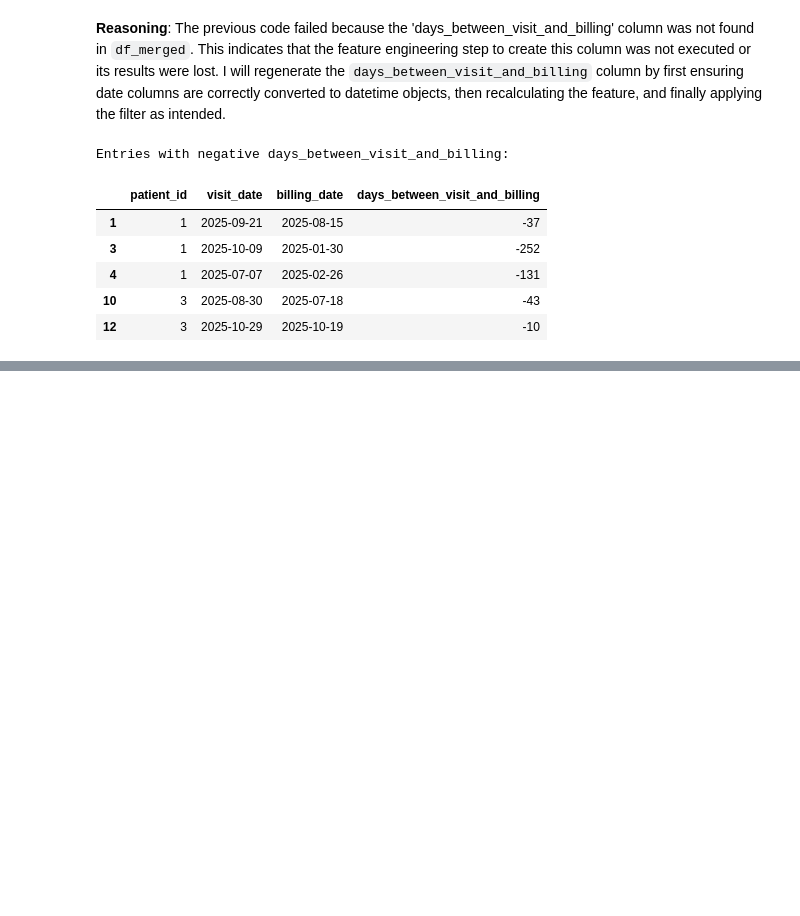
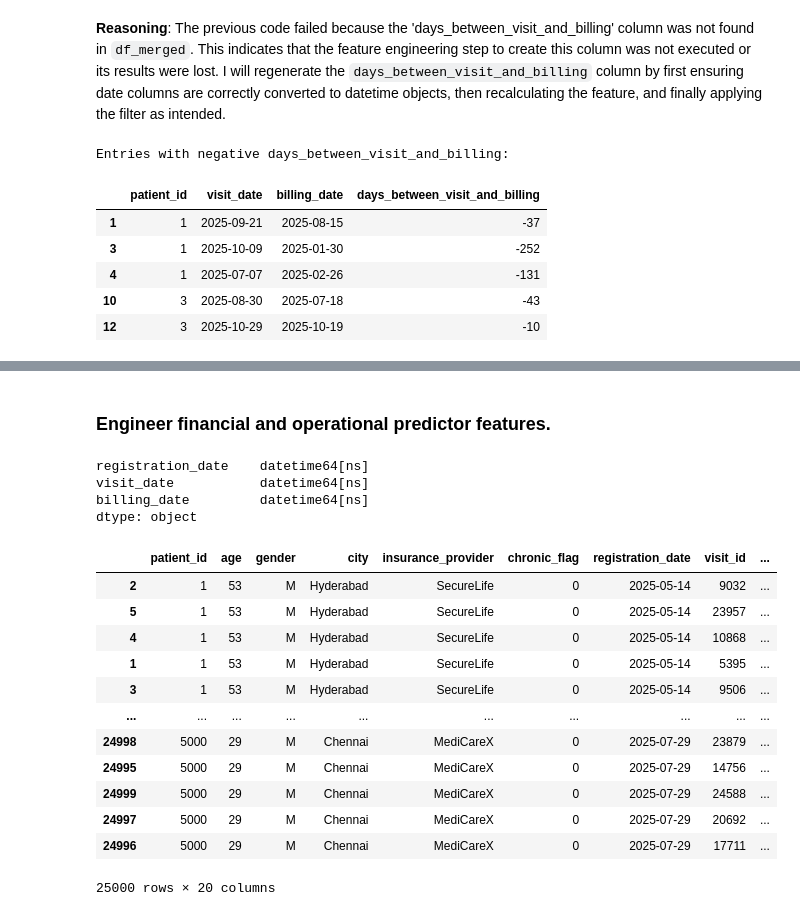
Before and after one commit to rahilkhan-acadmic/APAIML-GradedMiniProject, a Jupyter notebook: capstone/03_claim_model.ipynb, the cells around one changed output, grey strips where cells are left out. Saved outputs shown, nothing was run; the diff lists cells and outputs as text; code cells hidden in the pictures; blank space fills up the shorter version.

```diff
--- a/capstone/03_claim_model.ipynb
+++ b/capstone/03_claim_model.ipynb
@@ -334,0 +587,24 @@ Entries with negative days_between_visit_and_billing:
+# %%
+# Upload file to google.colab
+import io
+from google.colab import files, drive
+
+drive.mount('/content/drive')
+
+# comment this code, if files already uploaded.
+# uploaded = files.upload()
+
+# Load and read patients, visits & billing csv
+patients_df = pd.read_csv('/content/drive/MyDrive/files/capstone/patients.csv')
+# patients_df.head()
+
+visits_df = pd.read_csv('/content/drive/MyDrive/files/capstone/visits.csv')
+# visits_df.head()
+
+billing_df = pd.read_csv('/content/drive/MyDrive/files/capstone/billing.csv')
+# billing_df.head()
+
+# Merge dataframe
+df_merged = pd.merge(patients_df, visits_df, on='patient_id', how = 'inner')
+df_merged = pd.merge(df_merged, billing_df, on='visit_id', how = 'inner')
+df_merged.head()
@@ -334,0 +632,35 @@ Entries with negative days_between_visit_and_billing:
+# %% [markdown]
+### Engineer financial and operational predictor features.
+# %%
+# Engineer financial and operational predictor features.
+
+# Convert Date Columns to datetime objects.
+df_merged['registration_date'] = pd.to_datetime(df_merged['registration_date'])
+df_merged['visit_date'] = pd.to_datetime(df_merged['visit_date'])
+df_merged['billing_date'] = pd.to_datetime(df_merged['billing_date'])
+
+# Display the data types to verify the conversion
+print(df_merged[['registration_date', 'visit_date', 'billing_date']].dtypes)
+
+# Sorting df_merged based on patient_id, registration_date, visit_date, billing_date
+df_merged = df_merged.sort_values(by=['patient_id', 'registration_date', 'visit_date', 'billing_date'])
+
+display(df_merged)
+# %% [output]
+registration_date    datetime64[ns]
+visit_date           datetime64[ns]
+billing_date         datetime64[ns]
+dtype: object
+|  | patient_id | age | gender | city | insurance_provider | chronic_flag | registration_date | visit_id | ... |
+| 2 | 1 | 53 | M | Hyderabad | SecureLife | 0 | 2025-05-14 | 9032 | ... |
+| 5 | 1 | 53 | M | Hyderabad | SecureLife | 0 | 2025-05-14 | 23957 | ... |
+| 4 | 1 | 53 | M | Hyderabad | SecureLife | 0 | 2025-05-14 | 10868 | ... |
+| 1 | 1 | 53 | M | Hyderabad | SecureLife | 0 | 2025-05-14 | 5395 | ... |
+| 3 | 1 | 53 | M | Hyderabad | SecureLife | 0 | 2025-05-14 | 9506 | ... |
+| ... | ... | ... | ... | ... | ... | ... | ... | ... | ... |
+| 24998 | 5000 | 29 | M | Chennai | MediCareX | 0 | 2025-07-29 | 23879 | ... |
+| 24995 | 5000 | 29 | M | Chennai | MediCareX | 0 | 2025-07-29 | 14756 | ... |
+| 24999 | 5000 | 29 | M | Chennai | MediCareX | 0 | 2025-07-29 | 24588 | ... |
+| 24997 | 5000 | 29 | M | Chennai | MediCareX | 0 | 2025-07-29 | 20692 | ... |
+| 24996 | 5000 | 29 | M | Chennai | MediCareX | 0 | 2025-07-29 | 17711 | ... |
+25000 rows × 20 columns
```
Also changed, not shown: parts of 29 cells of this notebook.
